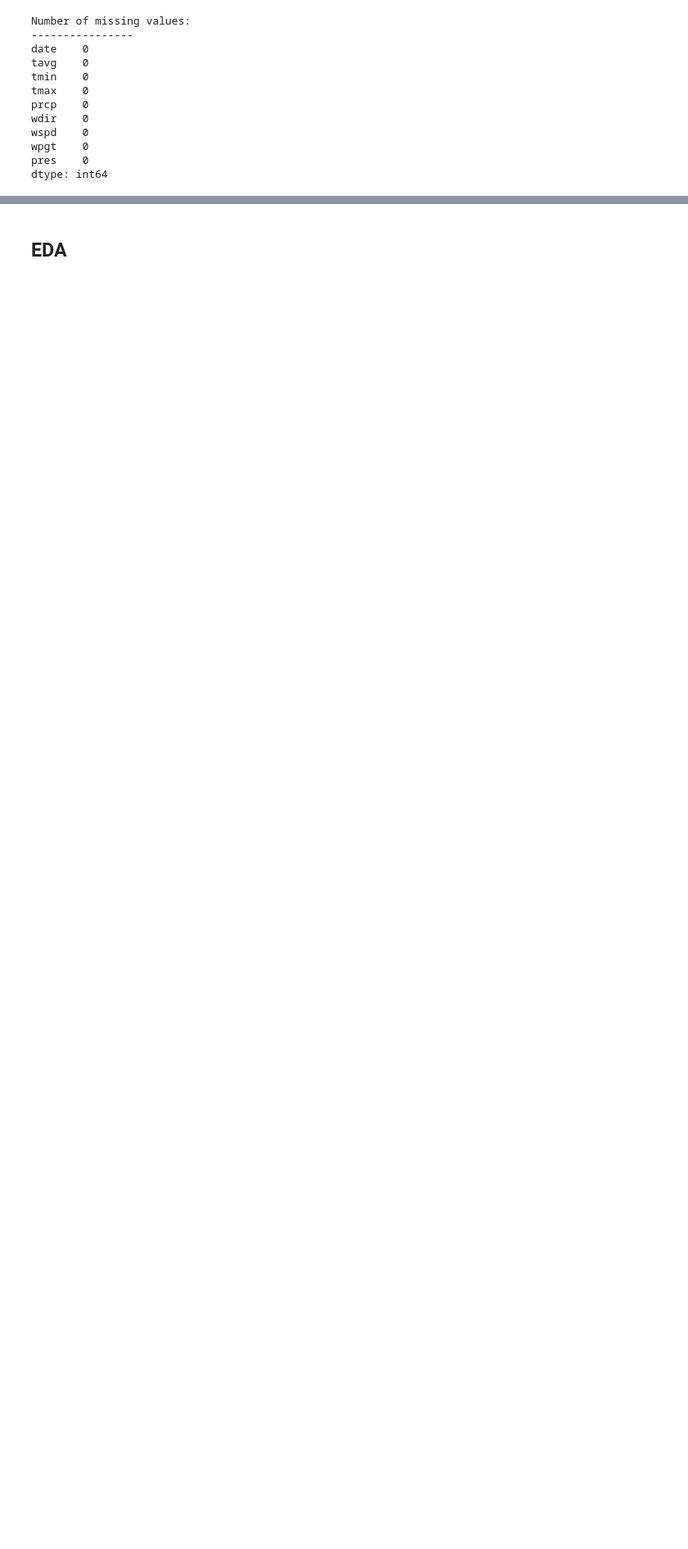
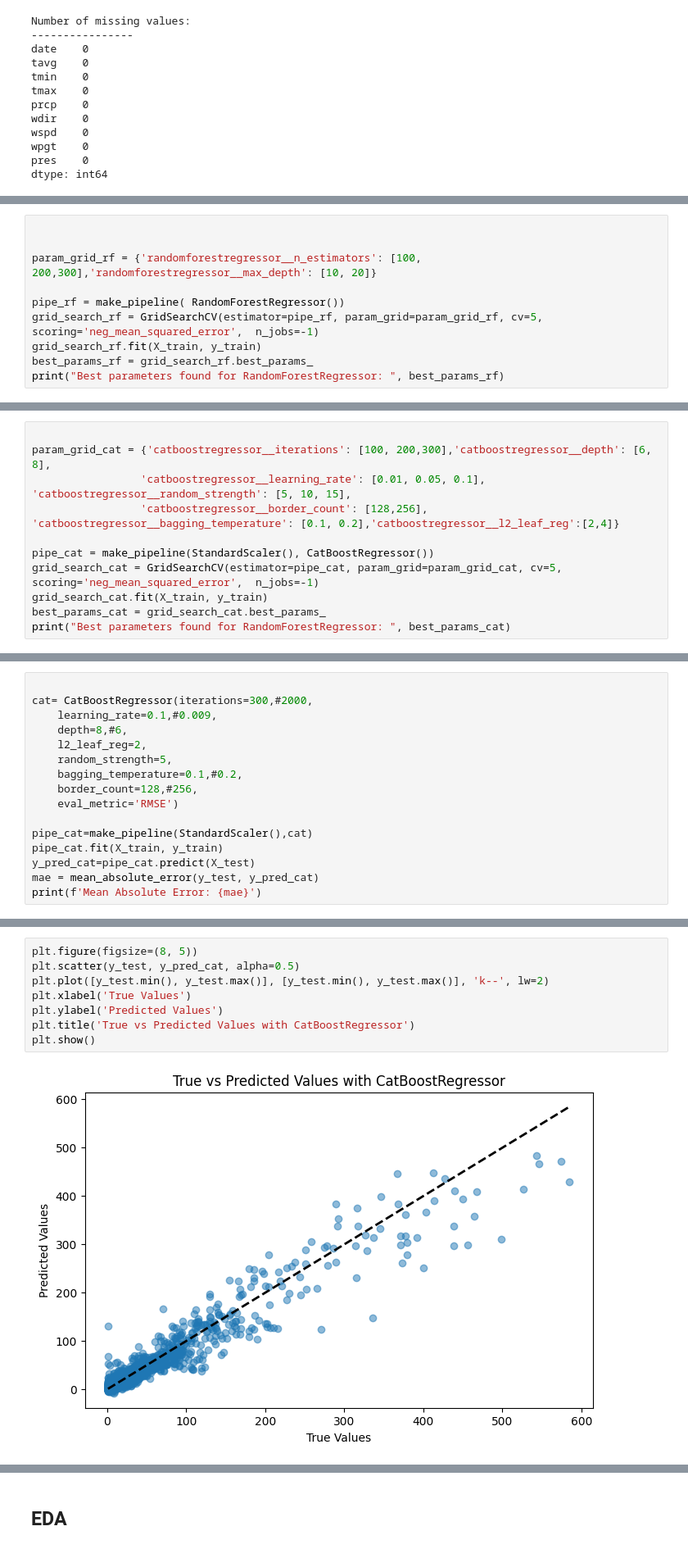
Before and after one commit to msbeigi/sale-analysis, a Jupyter notebook: backery_sale.ipynb, the cells around one changed output, grey strips where cells are left out. Shown at 82% size. Drawn from its saved outputs; the diff is of its cells as text; blank space fills up the shorter version.

```diff
--- a/backery_sale.ipynb
+++ b/backery_sale.ipynb
@@ -403,0 +582,10 @@ merged_data
+# %%
+
+
+param_grid_rf = {'randomforestregressor__n_estimators': [100, 200,300],'randomforestregressor__max_depth': [10, 20]}
+
+pipe_rf = make_pipeline( RandomForestRegressor())
+grid_search_rf = GridSearchCV(estimator=pipe_rf, param_grid=param_grid_rf, cv=5, scoring='neg_mean_squared_error',  n_jobs=-1)
+grid_search_rf.fit(X_train, y_train)
+best_params_rf = grid_search_rf.best_params_
+print("Best parameters found for RandomForestRegressor: ", best_params_rf)
@@ -403,0 +594,11 @@ merged_data
+# %%
+
+param_grid_cat = {'catboostregressor__iterations': [100, 200,300],'catboostregressor__depth': [6, 8],
+                 'catboostregressor__learning_rate': [0.01, 0.05, 0.1], 'catboostregressor__random_strength': [5, 10, 15],
+                 'catboostregressor__border_count': [128,256], 'catboostregressor__bagging_temperature': [0.1, 0.2],'catboostregressor__l2_leaf_reg':[2,4]}
+
+pipe_cat = make_pipeline(StandardScaler(), CatBoostRegressor())
+grid_search_cat = GridSearchCV(estimator=pipe_cat, param_grid=param_grid_cat, cv=5, scoring='neg_mean_squared_error',  n_jobs=-1)
+grid_search_cat.fit(X_train, y_train)
+best_params_cat = grid_search_cat.best_params_
+print("Best parameters found for RandomForestRegressor: ", best_params_cat)
@@ -403,0 +623,16 @@ merged_data
+# %%
+
+cat= CatBoostRegressor(iterations=300,#2000,
+    learning_rate=0.1,#0.009,
+    depth=8,#6,
+    l2_leaf_reg=2,
+    random_strength=5,
+    bagging_temperature=0.1,#0.2,
+    border_count=128,#256,
+    eval_metric='RMSE')
+
+pipe_cat=make_pipeline(StandardScaler(),cat)
+pipe_cat.fit(X_train, y_train)
+y_pred_cat=pipe_cat.predict(X_test)
+mae = mean_absolute_error(y_test, y_pred_cat)
+print(f'Mean Absolute Error: {mae}')
@@ -403,0 +657,10 @@ merged_data
+# %%
+plt.figure(figsize=(8, 5))
+plt.scatter(y_test, y_pred_cat, alpha=0.5)
+plt.plot([y_test.min(), y_test.max()], [y_test.min(), y_test.max()], 'k--', lw=2)
+plt.xlabel('True Values')
+plt.ylabel('Predicted Values')
+plt.title('True vs Predicted Values with CatBoostRegressor')
+plt.show()
+# %% [output]
+[figure, added]
```
Also changed, not shown: parts of 50 cells of this notebook.
